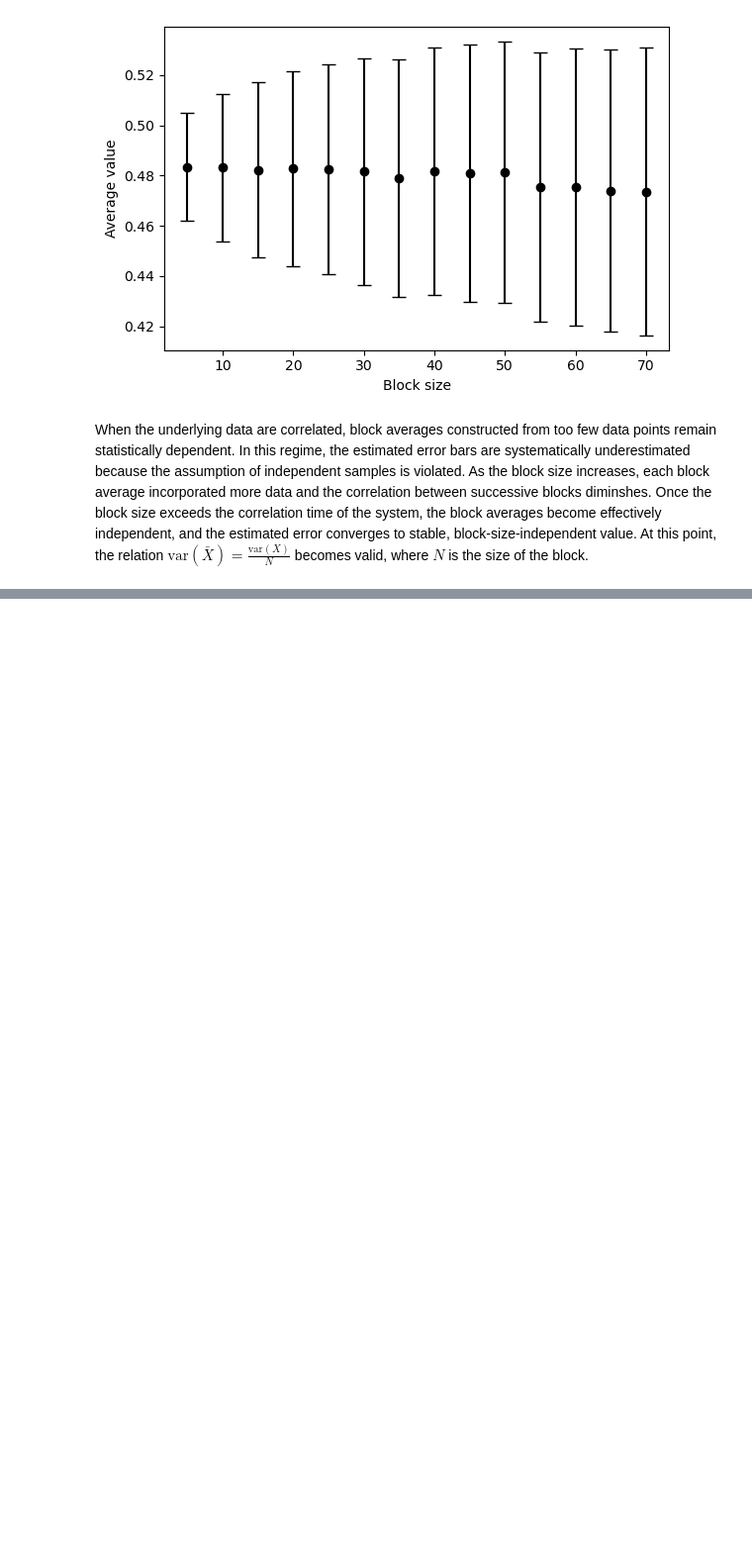
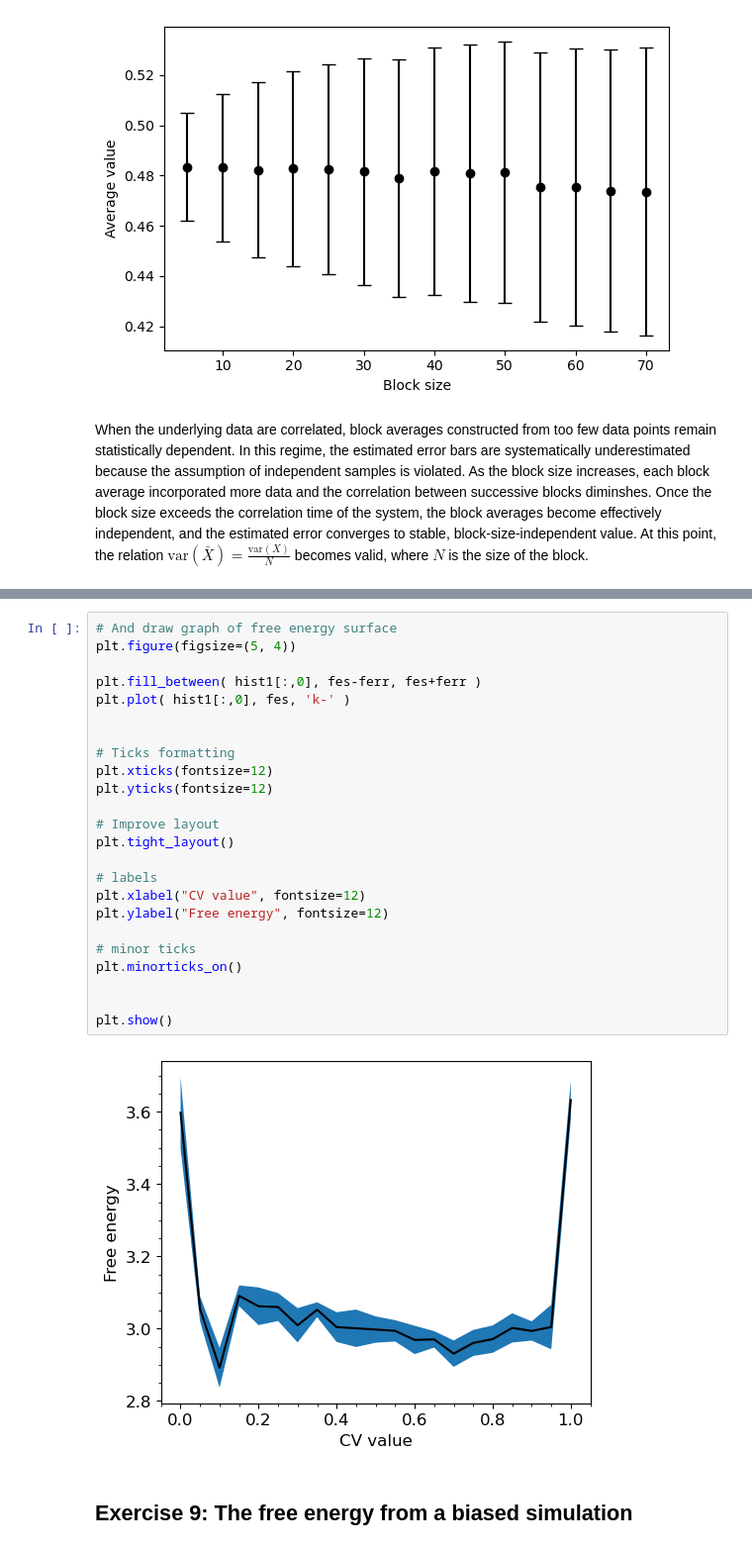
Before and after one commit to heyitsdipu/PLUMED-hands-on, a Jupyter notebook: masterclass-21-2/notebooks/exercise.ipynb, the cells around one changed output, grey strips where cells are left out. Shown at 99% size. Saved outputs shown, nothing was run; the diff lists cells and outputs as text; blank space fills up the shorter version.

```diff
--- a/masterclass-21-2/notebooks/exercise.ipynb
+++ b/masterclass-21-2/notebooks/exercise.ipynb
@@ -895,0 +1020,28 @@ In what follows, the goal is to compute averages, fluctuations, and free energie
+# %%
+# And draw graph of free energy surface
+plt.figure(figsize=(5, 4))
+
+plt.fill_between( hist1[:,0], fes-ferr, fes+ferr )
+plt.plot( hist1[:,0], fes, 'k-' )
+
+
+# Ticks formatting
+plt.xticks(fontsize=12)
+plt.yticks(fontsize=12)
+
+# Improve layout
+plt.tight_layout()
+
+# labels
+plt.xlabel("CV value", fontsize=12)
+plt.ylabel("Free energy", fontsize=12)
+
+# minor ticks
+plt.minorticks_on()
+
+
+plt.show()
+# %% [output]
+[figure, added]
+# %% [markdown]
+## Exercise 9: The free energy from a biased simulation
```
Also changed, not shown: parts of 4 cells of this notebook.
